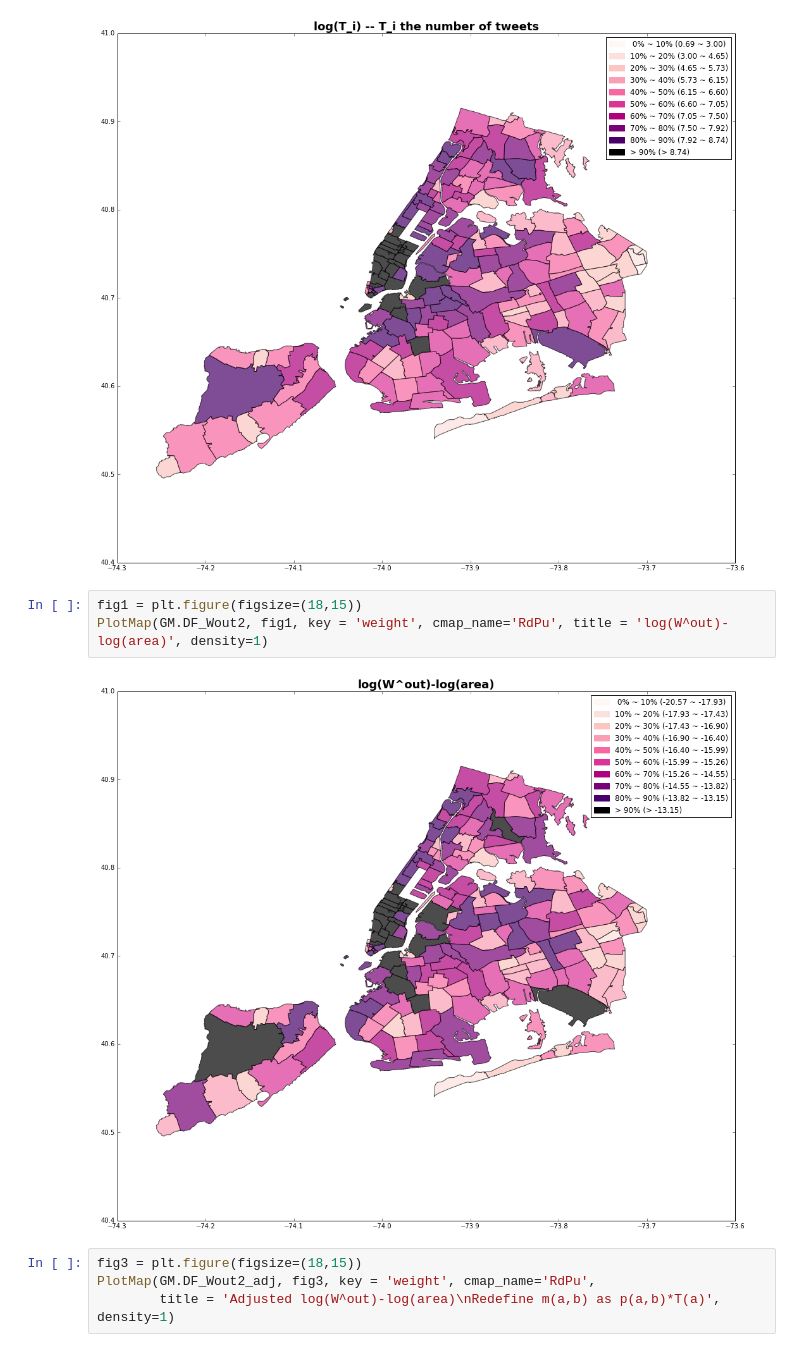
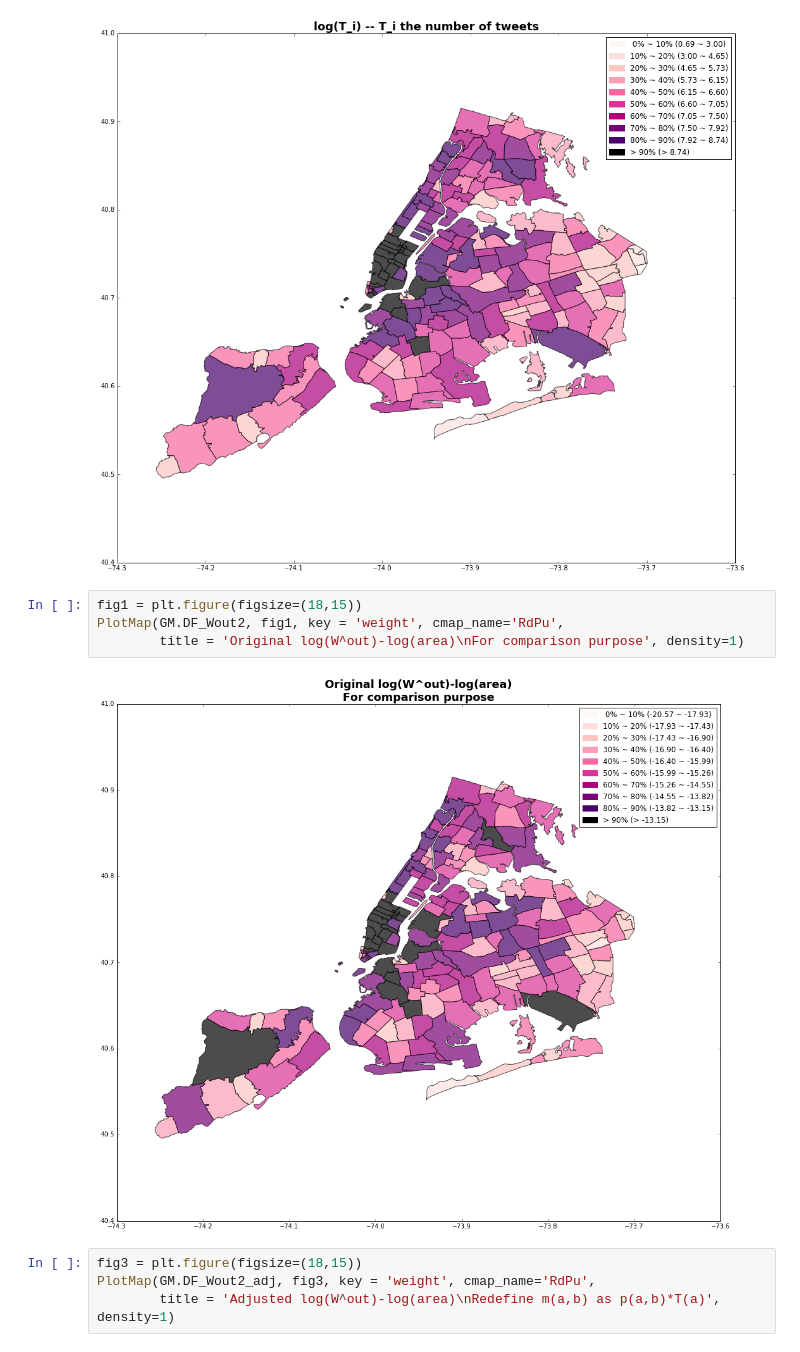
Before and after one commit to Fomyther/NYC-Twitter-Activities, a Jupyter notebook: GravityModel.ipynb, the cells around one changed output. Saved outputs shown, nothing was run; the diff lists cells and outputs as text.

```diff
--- a/GravityModel.ipynb
+++ b/GravityModel.ipynb
@@ -88,9 +88,10 @@ PlotMap(GM.DF_Wout2, fig2, key = 'log_cent', cmap_name='RdPu', title = 'log(T_i)
 [figure]
 # %%
 fig1 = plt.figure(figsize=(18,15))
-PlotMap(GM.DF_Wout2, fig1, key = 'weight', cmap_name='RdPu', title = 'log(W^out)-log(area)', density=1)
+PlotMap(GM.DF_Wout2, fig1, key = 'weight', cmap_name='RdPu',
+        title = 'Original log(W^out)-log(area)\nFor comparison purpose', density=1)
 # %% [output]
-[figure, old version]
+[figure, new version]
 # %%
 fig3 = plt.figure(figsize=(18,15))
 PlotMap(GM.DF_Wout2_adj, fig3, key = 'weight', cmap_name='RdPu',
```
